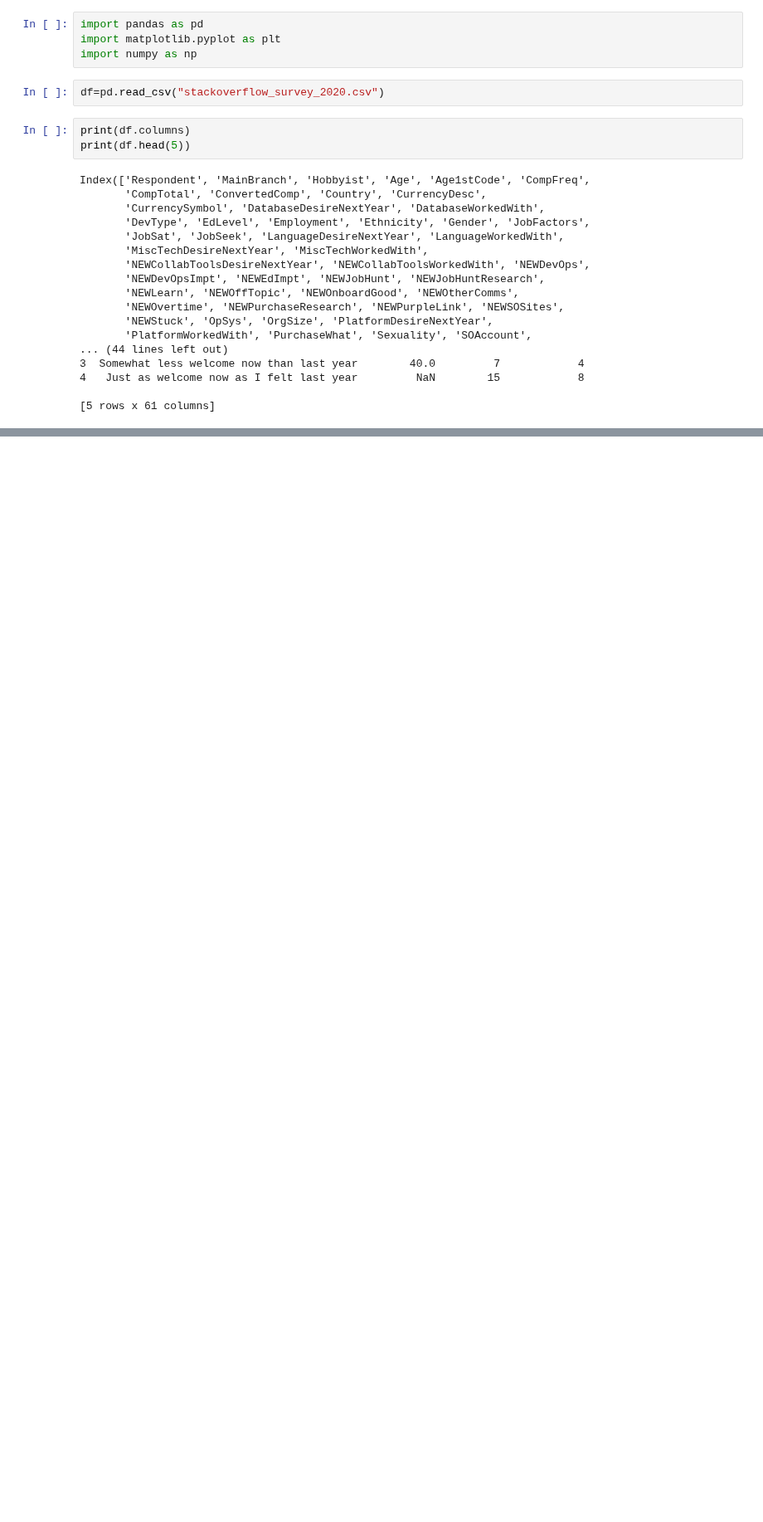
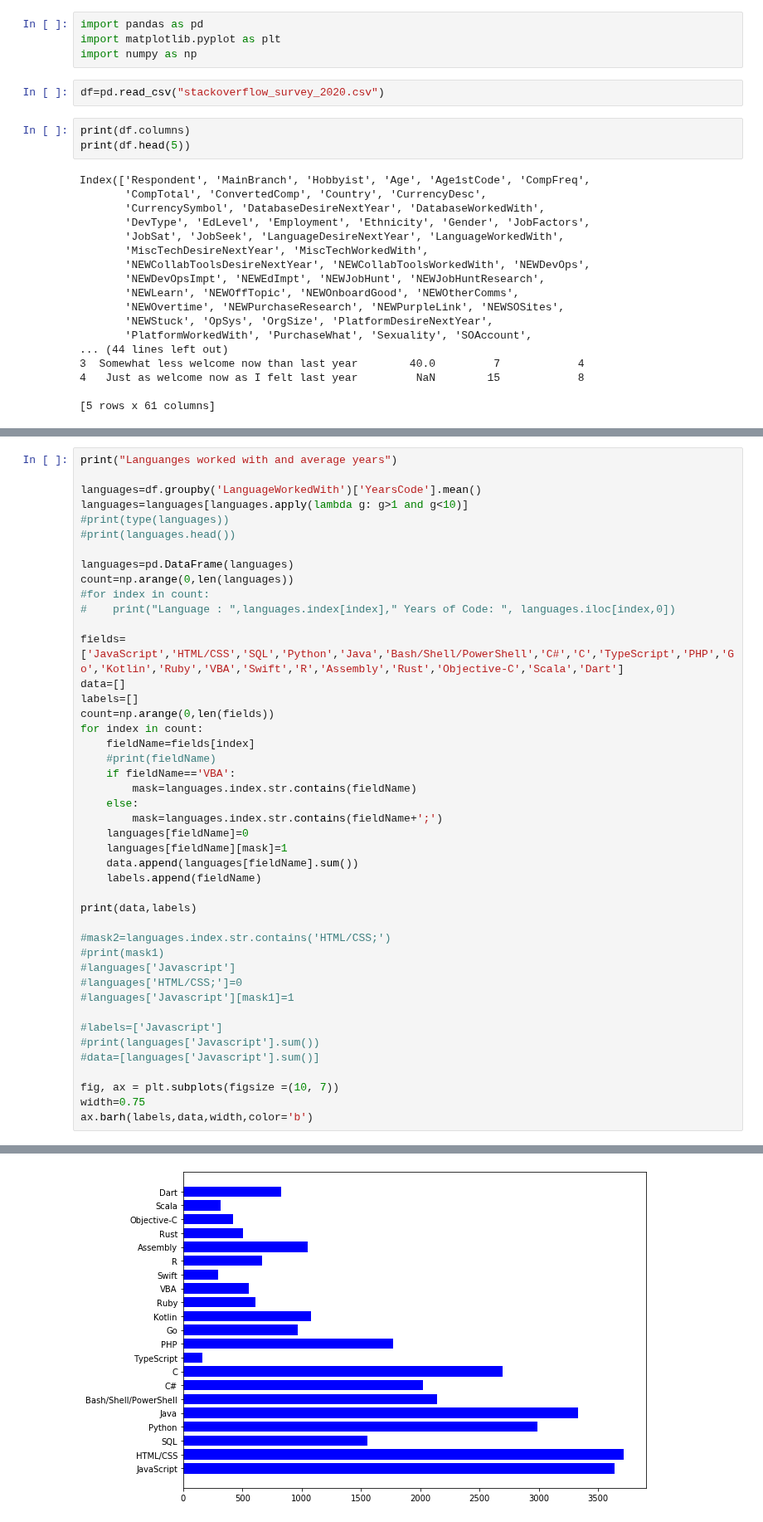
Before and after one commit to Andru-1987/python-deep-learning, a Jupyter notebook: 2020 Stack Overflow survey.ipynb, the cells around one changed output, grey strips where cells are left out. Shown at 83% size. Cells and saved outputs as stored; diff of their text form; blank space fills up the shorter version.

```diff
--- a/2020 Stack Overflow survey.ipynb
+++ b/2020 Stack Overflow survey.ipynb
@@ -51 +53,46 @@ plt.show()
 [figure]
+# %%
+print("Languanges worked with and average years")
+
+languages=df.groupby('LanguageWorkedWith')['YearsCode'].mean()
+languages=languages[languages.apply(lambda g: g>1 and g<10)]
+#print(type(languages))
+#print(languages.head())
+
+languages=pd.DataFrame(languages)
+count=np.arange(0,len(languages))
+#for index in count:
+#    print("Language : ",languages.index[index]," Years of Code: ", languages.iloc[index,0])
+
+fields=['JavaScript','HTML/CSS','SQL','Python','Java','Bash/Shell/PowerShell','C#','C','TypeScript','PHP','Go','Kotlin','Ruby','VBA','Swift','R','Assembly','Rust','Objective-C','Scala','Dart']
+data=[]
+labels=[]
+count=np.arange(0,len(fields))
+for index in count:
+    fieldName=fields[index]
+    #print(fieldName)
+    if fieldName=='VBA':
+        mask=languages.index.str.contains(fieldName)
+    else:
+        mask=languages.index.str.contains(fieldName+';')
+    languages[fieldName]=0
+    languages[fieldName][mask]=1
+    data.append(languages[fieldName].sum())
+    labels.append(fieldName)
+
+print(data,labels)
+
+#mask2=languages.index.str.contains('HTML/CSS;')
+#print(mask1)
+#languages['Javascript']
+#languages['HTML/CSS;']=0
+#languages['Javascript'][mask1]=1
+
+#labels=['Javascript']
+#print(languages['Javascript'].sum())
+#data=[languages['Javascript'].sum()]
+
+fig, ax = plt.subplots(figsize =(10, 7))
+width=0.75
+ax.barh(labels,data,width,color='b')
+# %% [output]
@@ -51,0 +105 @@ plt.show()
+[figure, added]
```
Also changed, not shown: parts of 6 cells of this notebook, 1 other file.
